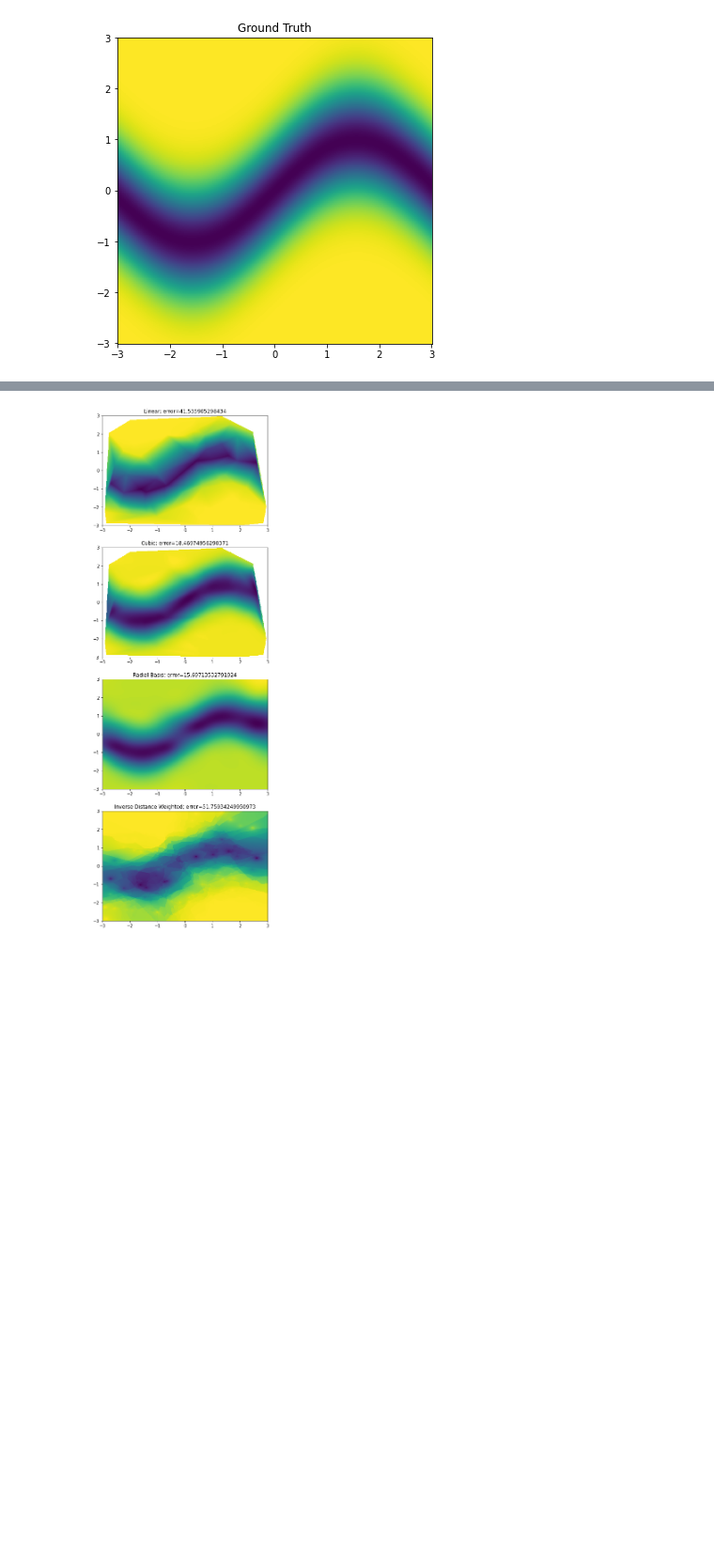
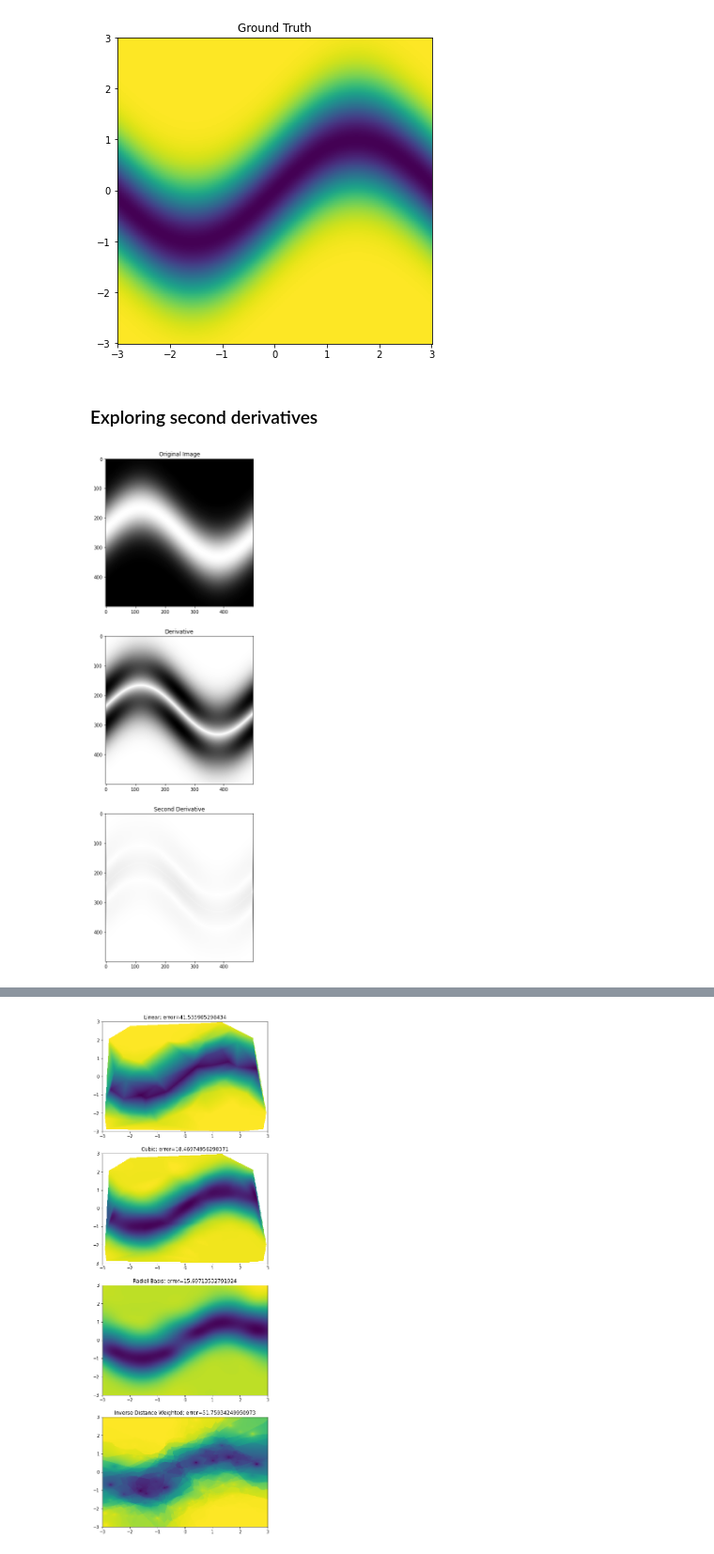
Before and after one commit to nlumiere/Interpolation-Techniques, a Jupyter notebook: exploratory.ipynb, the cells around one changed output, grey strips where cells are left out. Shown at 94% size. Cells and saved outputs as stored; diff of their text form; code cells hidden in the pictures; blank space fills up the shorter version.

Commit message:
worked with second derivatives

```diff
--- a/exploratory.ipynb
+++ b/exploratory.ipynb
@@ -32,3 +32,32 @@ plt.title('Ground Truth')
 plt.show()
 # %% [output]
 [figure]
+# %% [markdown]
+### Exploring second derivatives
+# %%
+def img_derivative(arr):
+    img = np.zeros(arr.shape)
+    y, x = img.shape
+    for j in range(1, y-1):
+        for i in range(1, x-1):
+            # discrete numerical differentiation - https://mccormickml.com/2013/02/26/image-derivative/
+            dx = (arr[i,j+1]-arr[i,j-1])/2
+            dy = (arr[i+1,j]-arr[i-1,j])/2
+            grad = np.sqrt(dx**2+dy**2)
+            img[i, j] = grad
+    return img
+# %%
+Zp = img_derivative(Z)
+Zpp = img_derivative(Zp)
+
+fig, ax = plt.subplots(nrows=3, figsize=(20,20))
+ax[0].imshow(Z, cmap='binary')
+ax[0].set_title('Original Image')
+ax[1].imshow(Zp, cmap='binary')
+ax[1].set_title('Derivative')
+ax[2].imshow(Zpp, cmap='binary')
+ax[2].set_title('Second Derivative')
+plt.show()
+# image looks flipped across y-axis because y-axis is backwards for plt.imshow
+# %% [output]
+[figure, added]
```
Also changed, not shown: parts of 4 cells of this notebook.
